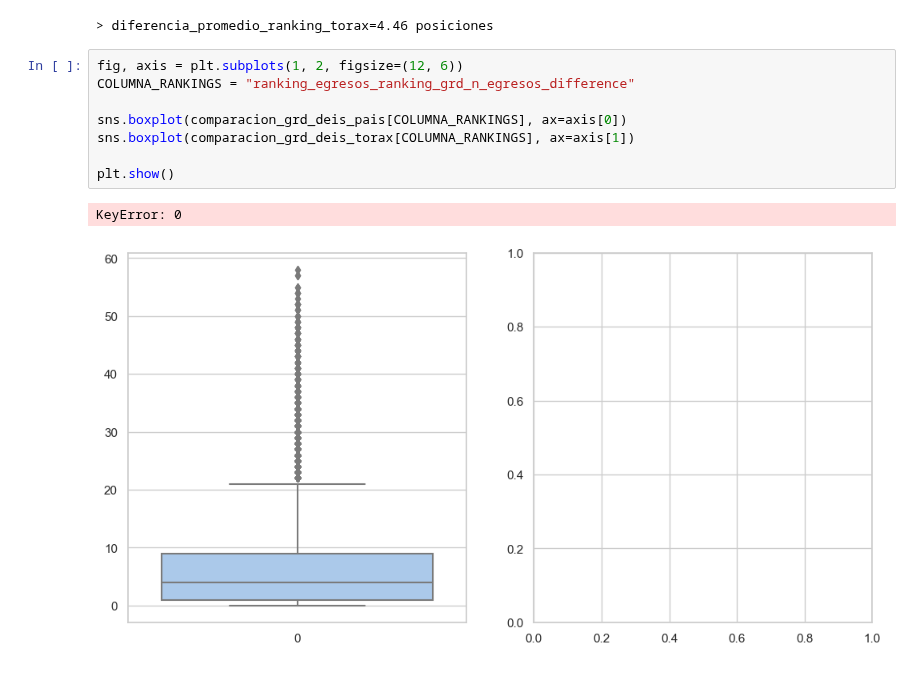
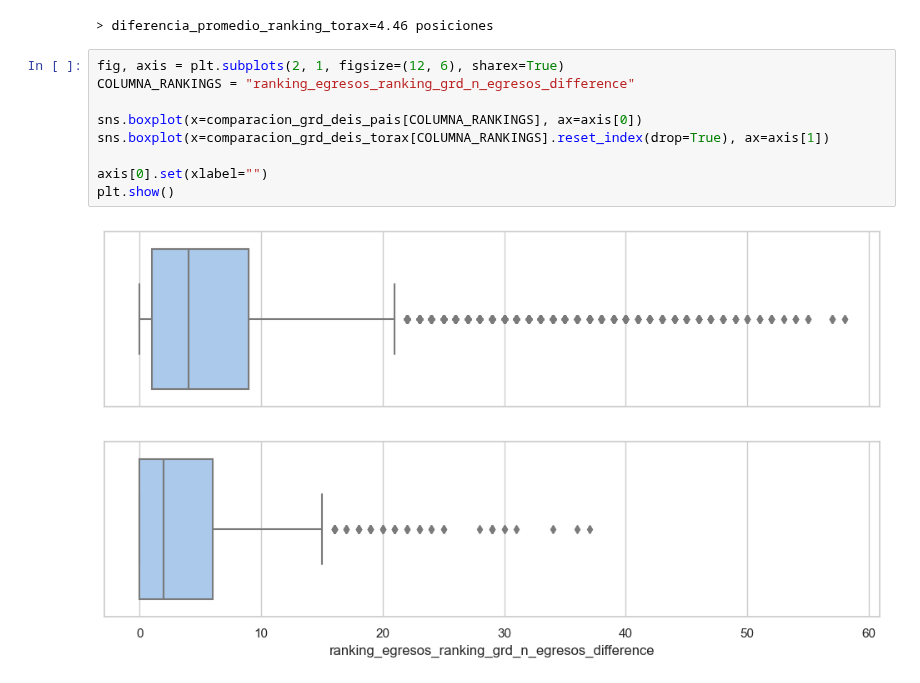
Before and after one commit to JavierRojas14/grd, a Jupyter notebook: notebooks/6.0-jrb-comparison-of-discharges-grd-and-deis.ipynb, the cells around one changed output. Drawn from its saved outputs; the diff is of its cells as text.

Commit message:
Genera boxplot de Pais y Torax

```diff
--- a/notebooks/6.0-jrb-comparison-of-discharges-grd-and-deis.ipynb
+++ b/notebooks/6.0-jrb-comparison-of-discharges-grd-and-deis.ipynb
@@ -209,13 +215,13 @@ print(f"> {diferencia_promedio_ranking_torax=:.2f} posiciones")
 # %% [output]
 > diferencia_promedio_ranking_torax=4.46 posiciones
 # %%
-fig, axis = plt.subplots(1, 2, figsize=(12, 6))
+fig, axis = plt.subplots(2, 1, figsize=(12, 6), sharex=True)
 COLUMNA_RANKINGS = "ranking_egresos_ranking_grd_n_egresos_difference"
 
-sns.boxplot(comparacion_grd_deis_pais[COLUMNA_RANKINGS], ax=axis[0])
-sns.boxplot(comparacion_grd_deis_torax[COLUMNA_RANKINGS], ax=axis[1])
+sns.boxplot(x=comparacion_grd_deis_pais[COLUMNA_RANKINGS], ax=axis[0])
+sns.boxplot(x=comparacion_grd_deis_torax[COLUMNA_RANKINGS].reset_index(drop=True), ax=axis[1])
 
+axis[0].set(xlabel="")
 plt.show()
 # %% [output]
-KeyError: 0
-[figure, old version]
+[figure, new version]
```
Also changed, not shown: parts of 6 cells of this notebook.
